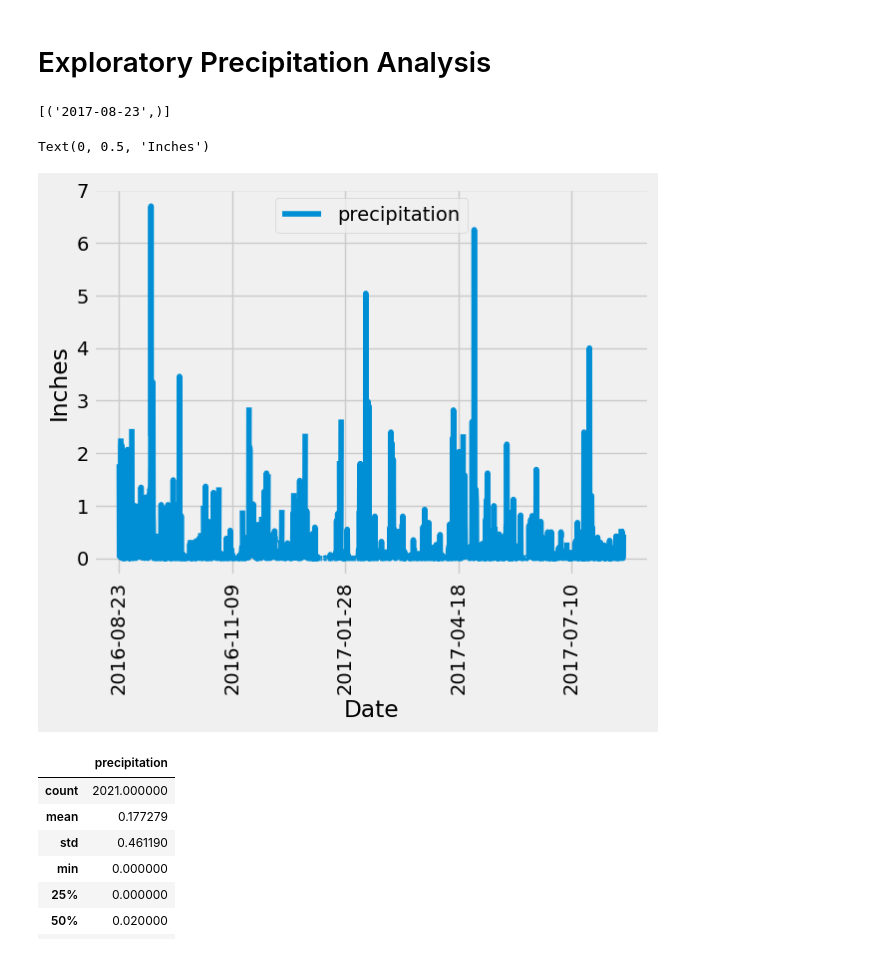
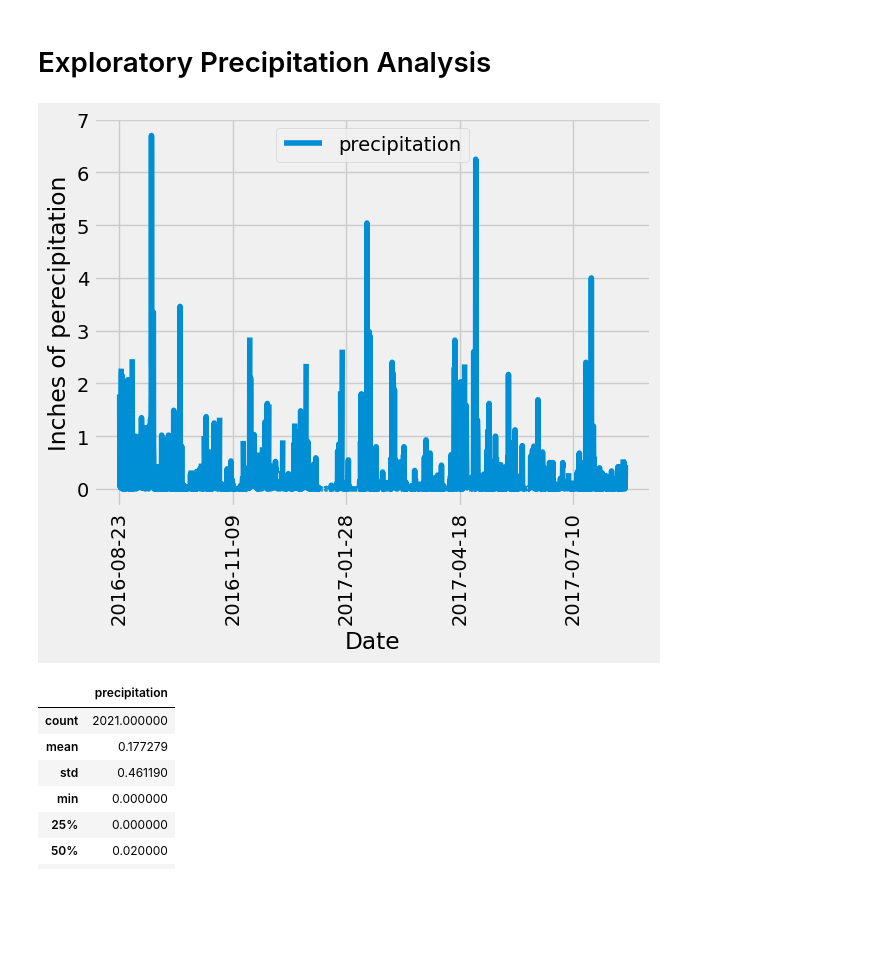
Before and after one commit to Spartensonu13/sqlalchemy-challenge, a Jupyter notebook: SurfsUp/climate_starter.ipynb, the cells around one changed output. Drawn from its saved outputs; the diff is of its cells as text; code cells hidden in the pictures; blank space fills up the shorter version.

```diff
--- a/SurfsUp/climate_starter.ipynb
+++ b/SurfsUp/climate_starter.ipynb
@@ -40,28 +40,32 @@ session = Session(engine)
 # Exploratory Precipitation Analysis
 # %%
 # Find the most recent date in the data set.
-session.query(func.max(measurement.date)).all()
+mostRecentDate = session.query(func.max(measurement.date)).all()
-# %% [output]
-[('2017-08-23',)]
 # %%
 # Design a query to retrieve the last 12 months of precipitation data and plot the results.
 # Starting from the most recent data point in the database.
 
 # Calculate the date one year from the last date in data set.
+previousYear = dt.date(2017,8,23) - dt.timedelta(days=365)
+#previousYear
 
-
-# Perform a query to retrieve the data and precipitation scores
-
+# Perform a query to retrieve the date and precipitation scores
+results = session.query(measurement.date, measurement.prcp).filter(measurement.date >= previousYear).all()
 
 # Save the query results as a Pandas DataFrame. Explicitly set the column names
-
+resultDF = pd.DataFrame(results, columns=['date', 'precipitation'])
+resultDF.head()
 
 # Sort the dataframe by date
-
+resultDF = resultDF.sort_values("date")
+resultDF.head()
 
 # Use Pandas Plotting with Matplotlib to plot the data
+resultDF.plot(x='date', y='precipitation', rot=90)
+plt.xlabel('Date')
+plt.ylabel('Inches of perecipitation')
+plt.show()
 # %% [output]
-Text(0, 0.5, 'Inches')
-[figure, old version]
+[figure, new version]
 # %%
 # Use Pandas to calculate the summary statistics for the precipitation data
```
Also changed, not shown: parts of 5 cells of this notebook, 1 other file.
